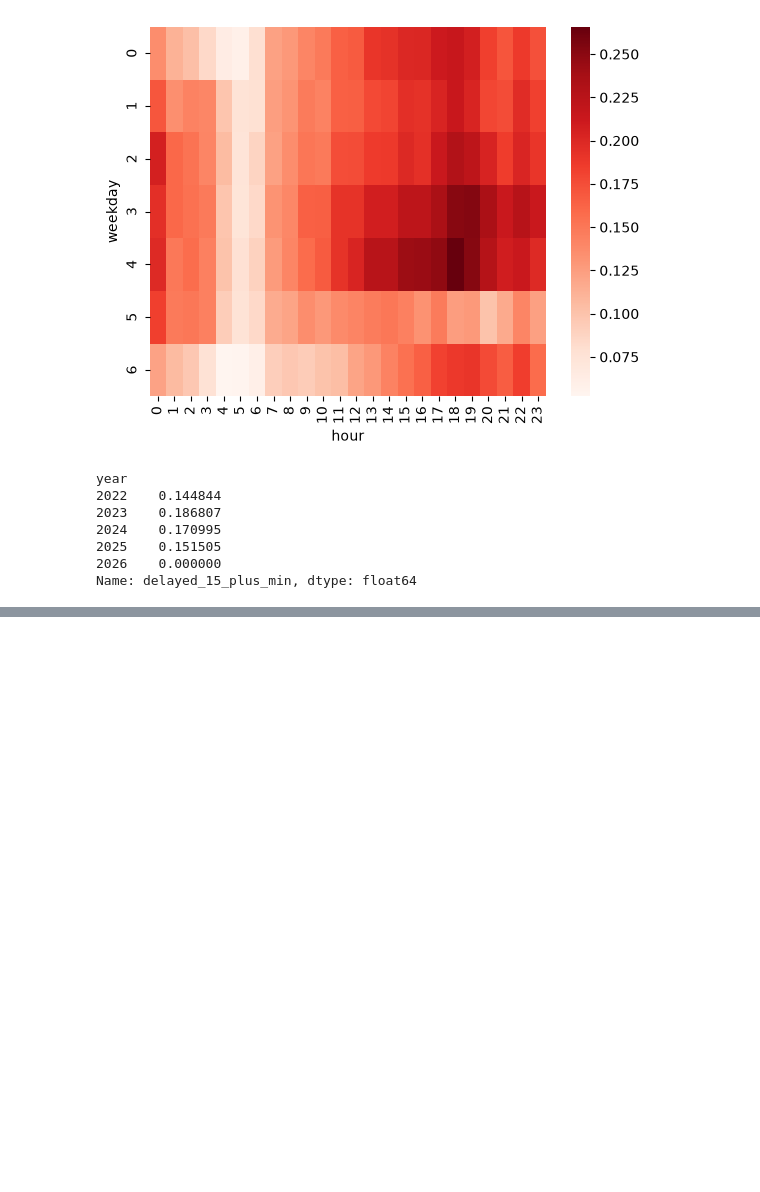
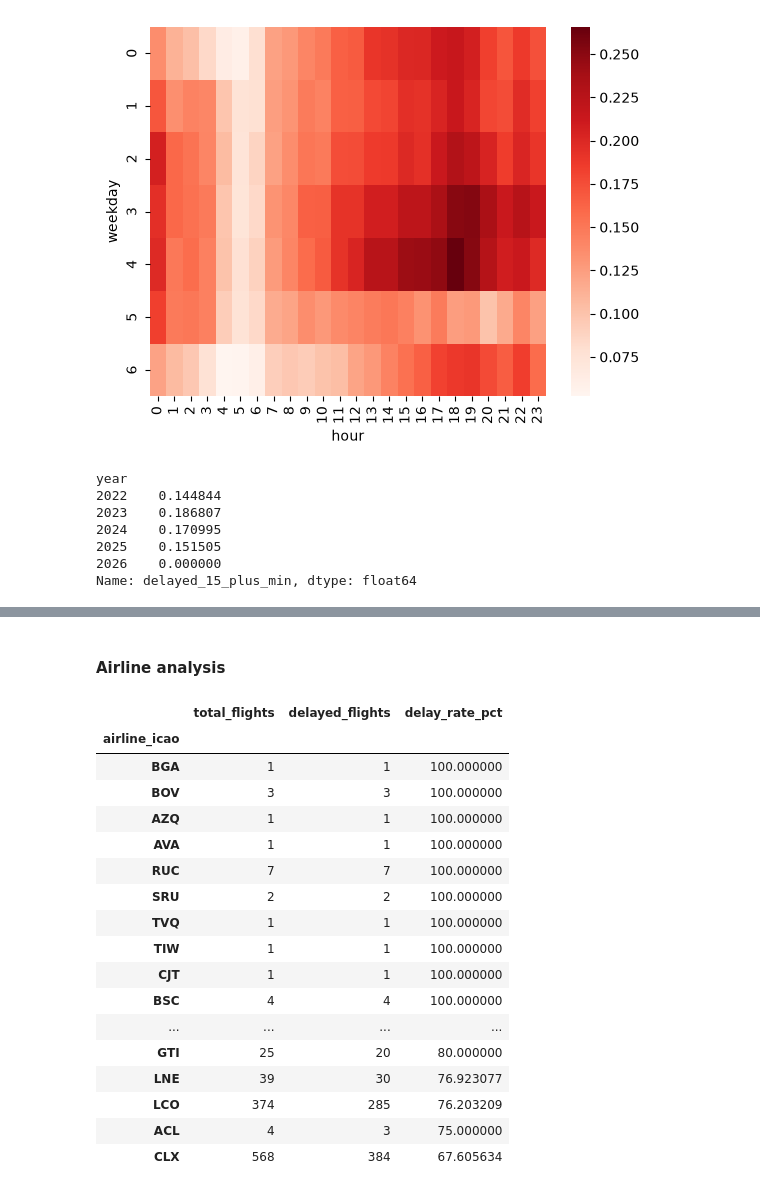
Before and after one commit to LuisHBeck/flight-risk, a Jupyter notebook: notebooks/luishbeck.ipynb, the cells around one changed output, grey strips where cells are left out. Drawn from its saved outputs; the diff is of its cells as text; code cells hidden in the pictures; blank space fills up the shorter version.

```diff
--- a/notebooks/luishbeck.ipynb
+++ b/notebooks/luishbeck.ipynb
@@ -534,0 +685,34 @@ Name: delayed_15_plus_min, dtype: float64
+# %% [markdown]
+#### Airline analysis
+# %%
+airline_delay = (
+    data_delay
+    .groupby("airline_icao")
+    .agg(
+        total_flights=("delayed_15_plus_min", "size"),
+        delayed_flights=("delayed_15_plus_min", "sum"),
+        delay_rate_pct=("delayed_15_plus_min", lambda x: x.mean() * 100)
+    )
+    .sort_values("delay_rate_pct", ascending=False)
+)
+
+airline_delay.head(20)
+# %% [output]
+|  | total_flights | delayed_flights | delay_rate_pct |
+| airline_icao |  |  |  |
+| BGA | 1 | 1 | 100.000000 |
+| BOV | 3 | 3 | 100.000000 |
+| AZQ | 1 | 1 | 100.000000 |
+| AVA | 1 | 1 | 100.000000 |
+| RUC | 7 | 7 | 100.000000 |
+| SRU | 2 | 2 | 100.000000 |
+| TVQ | 1 | 1 | 100.000000 |
+| TIW | 1 | 1 | 100.000000 |
+| CJT | 1 | 1 | 100.000000 |
+| BSC | 4 | 4 | 100.000000 |
+| ... | ... | ... | ... |
+| GTI | 25 | 20 | 80.000000 |
+| LNE | 39 | 30 | 76.923077 |
+| LCO | 374 | 285 | 76.203209 |
+| ACL | 4 | 3 | 75.000000 |
+| CLX | 568 | 384 | 67.605634 |
```
Also changed, not shown: parts of 25 cells of this notebook.
